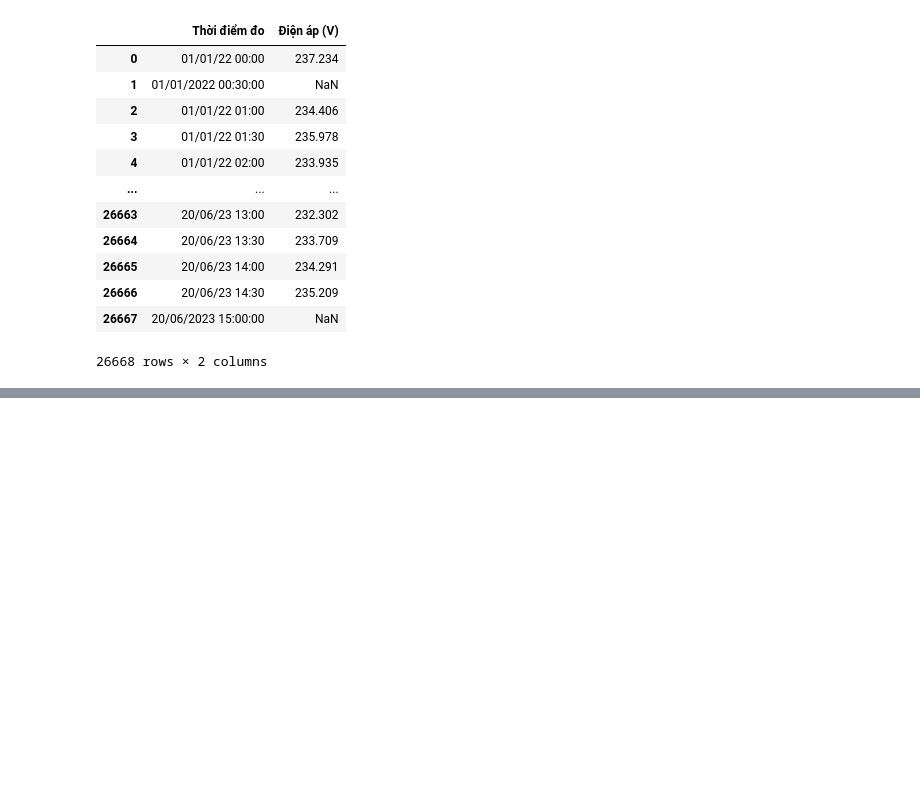
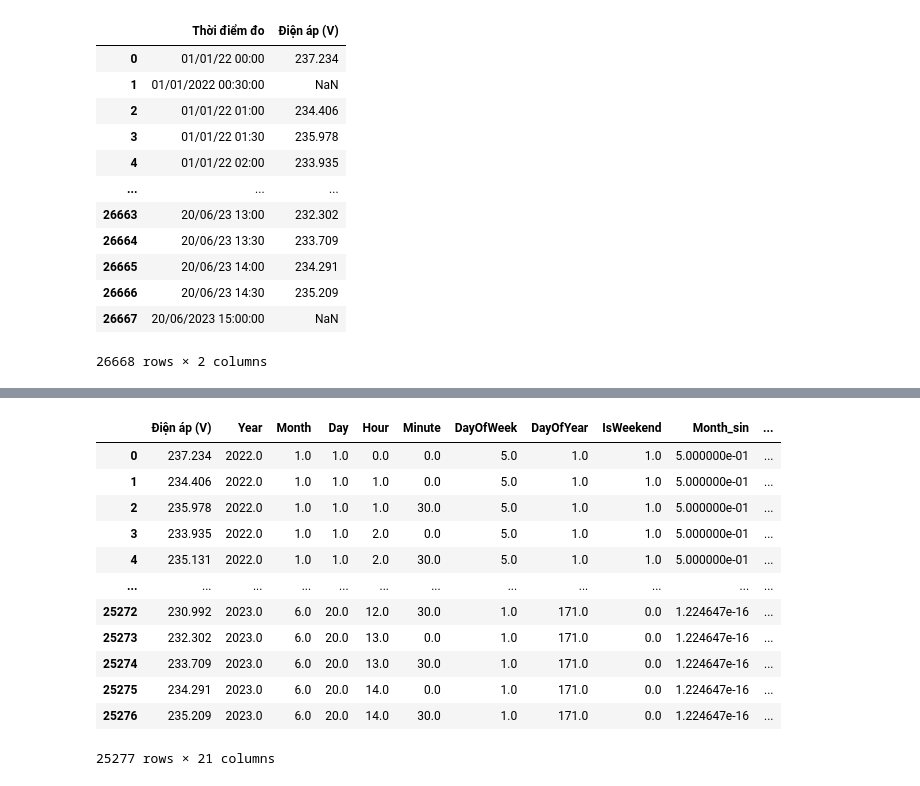
Before and after one commit to nhut-ngnn/DPL302m_Material, a Jupyter notebook: Code/EduNext_Slot5/EduNext_Slot5.ipynb, the cells around one changed output, grey strips where cells are left out. Cells and saved outputs as stored; diff of their text form; code cells hidden in the pictures; blank space fills up the shorter version.

```diff
--- a/Code/EduNext_Slot5/EduNext_Slot5.ipynb
+++ b/Code/EduNext_Slot5/EduNext_Slot5.ipynb
@@ -350,3 +117,0 @@ df_preprocess.to_csv('/content/df_preprocess.csv', index=False)
-# %%
-df= pd.read_csv('/content/df_preprocess.csv')
-df.columns
@@ -560,0 +118,15 @@ Standard Deviation of MSE: 0.010596846227220708
+# %%
+from sklearn.impute import KNNImputer
+
+# Select the columns to impute
+columns_to_impute = ['Year', 'Month', 'Day', 'Hour', 'Minute',
+       'DayOfWeek', 'DayOfYear', 'IsWeekend']
+
+# Initialize the KNNImputer
+imputer = KNNImputer(n_neighbors=5)
+
+# Apply the imputer to the selected columns
+df[columns_to_impute] = imputer.fit_transform(df[columns_to_impute])
+
+# Verify the imputation
+df.info()
@@ -560,0 +182,5 @@ Standard Deviation of MSE: 0.010596846227220708
+# %%
+columns_to_convert = df.columns.to_list()
+columns_to_convert.remove('Thời điểm đo')
+df_preprocess = df[columns_to_convert].astype(float)
+df_preprocess.dtypes
@@ -560,0 +218,13 @@ Standard Deviation of MSE: 0.010596846227220708
+# %%
+def encode(data, col, max_val):
+    data[col + '_sin'] = np.sin(2 * np.pi * data[col]/max_val)
+    data[col + '_cos'] = np.cos(2 * np.pi * data[col]/max_val)
+    return data
+
+df_preprocess = encode(df_preprocess, 'Month', 12)
+df_preprocess = encode(df_preprocess, 'Day', 31)
+df_preprocess = encode(df_preprocess, 'Hour', 24)
+df_preprocess = encode(df_preprocess, 'Minute', 60)
+df_preprocess = encode(df_preprocess, 'DayOfWeek', 7)
+df_preprocess = encode(df_preprocess, 'DayOfYear', 366)
+# df_preprocess = encode(df_preprocess, 'Quarter', 4)
@@ -560,0 +251,16 @@ Standard Deviation of MSE: 0.010596846227220708
+# %%
+df_preprocess
+# %% [output]
+|  | Điện áp (V) | Year | Month | Day | Hour | Minute | DayOfWeek | DayOfYear | IsWeekend | Month_sin | ... |
+| 0 | 237.234 | 2022.0 | 1.0 | 1.0 | 0.0 | 0.0 | 5.0 | 1.0 | 1.0 | 5.000000e-01 | ... |
+| 1 | 234.406 | 2022.0 | 1.0 | 1.0 | 1.0 | 0.0 | 5.0 | 1.0 | 1.0 | 5.000000e-01 | ... |
+| 2 | 235.978 | 2022.0 | 1.0 | 1.0 | 1.0 | 30.0 | 5.0 | 1.0 | 1.0 | 5.000000e-01 | ... |
+| 3 | 233.935 | 2022.0 | 1.0 | 1.0 | 2.0 | 0.0 | 5.0 | 1.0 | 1.0 | 5.000000e-01 | ... |
+| 4 | 235.131 | 2022.0 | 1.0 | 1.0 | 2.0 | 30.0 | 5.0 | 1.0 | 1.0 | 5.000000e-01 | ... |
+| ... | ... | ... | ... | ... | ... | ... | ... | ... | ... | ... | ... |
+| 25272 | 230.992 | 2023.0 | 6.0 | 20.0 | 12.0 | 30.0 | 1.0 | 171.0 | 0.0 | 1.224647e-16 | ... |
+| 25273 | 232.302 | 2023.0 | 6.0 | 20.0 | 13.0 | 0.0 | 1.0 | 171.0 | 0.0 | 1.224647e-16 | ... |
+| 25274 | 233.709 | 2023.0 | 6.0 | 20.0 | 13.0 | 30.0 | 1.0 | 171.0 | 0.0 | 1.224647e-16 | ... |
+| 25275 | 234.291 | 2023.0 | 6.0 | 20.0 | 14.0 | 0.0 | 1.0 | 171.0 | 0.0 | 1.224647e-16 | ... |
+| 25276 | 235.209 | 2023.0 | 6.0 | 20.0 | 14.0 | 30.0 | 1.0 | 171.0 | 0.0 | 1.224647e-16 | ... |
+25277 rows × 21 columns
```
Also changed, not shown: parts of 55 cells of this notebook.
